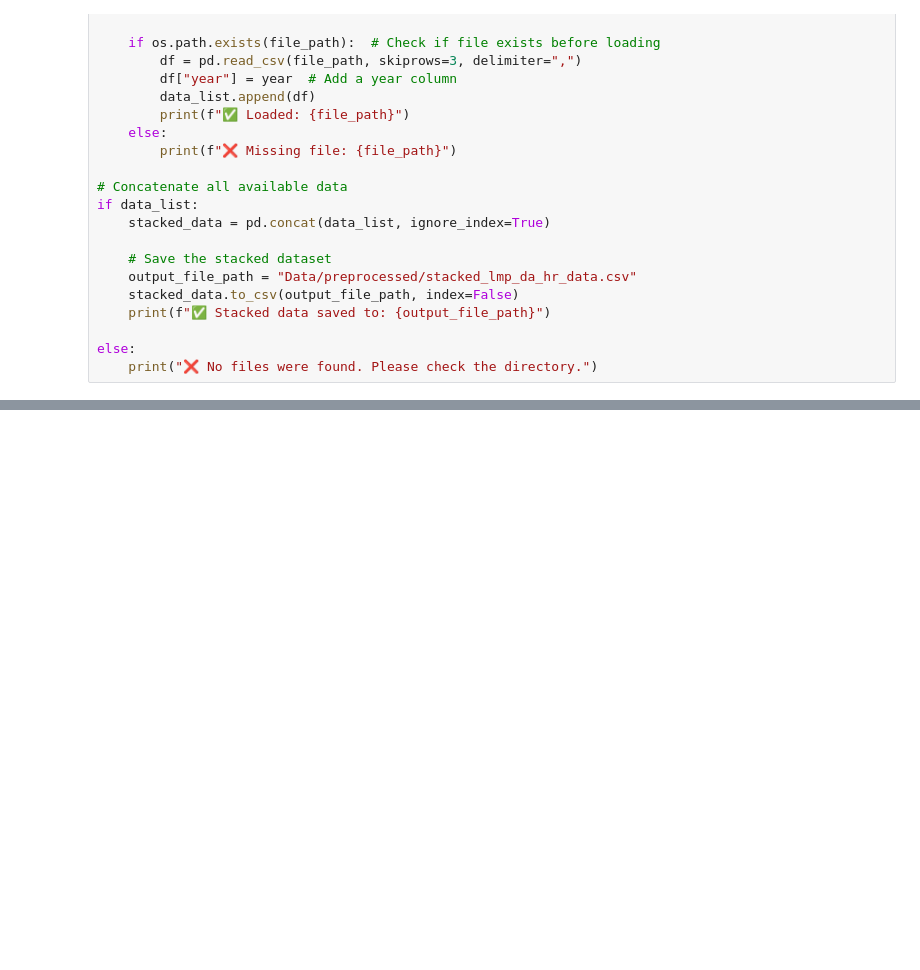
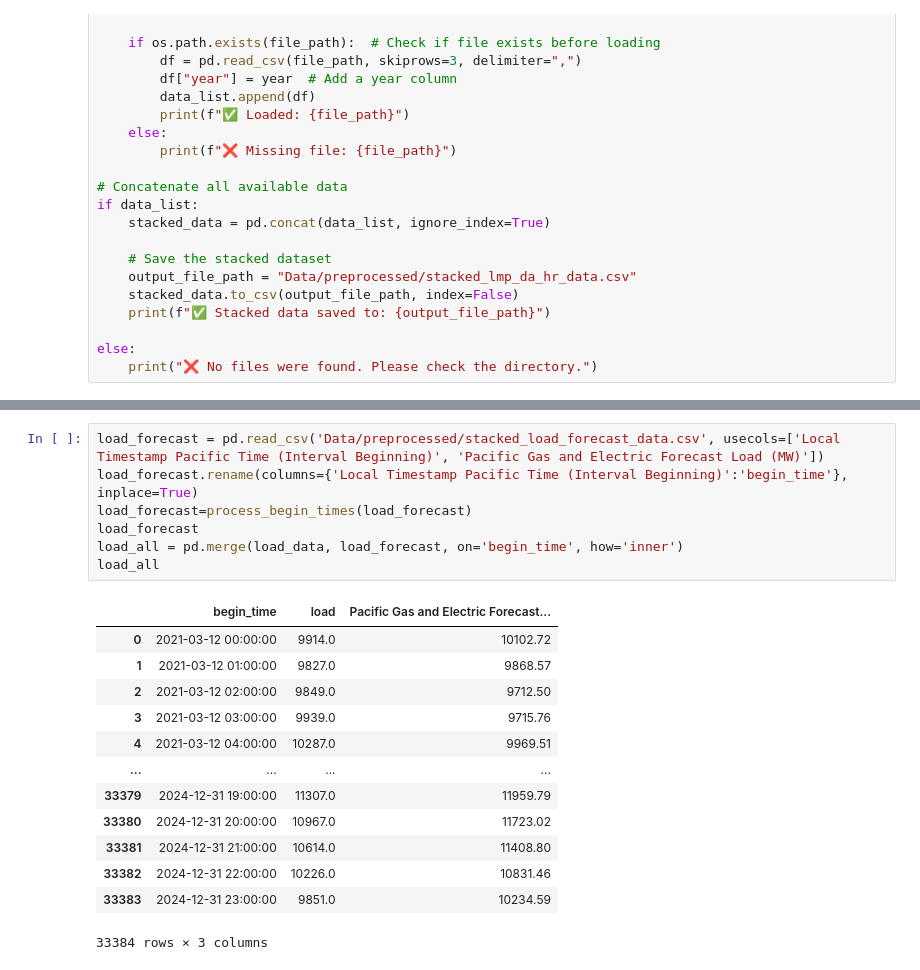
Before and after one commit to shabarishch/PowerPrices, a Jupyter notebook: data_preprocessing.ipynb, the cells around one changed output, grey strips where cells are left out. Saved outputs shown, nothing was run; the diff lists cells and outputs as text; blank space fills up the shorter version.

```diff
--- a/data_preprocessing.ipynb
+++ b/data_preprocessing.ipynb
@@ -36,0 +69,21 @@ else:
+# %%
+load_forecast = pd.read_csv('Data/preprocessed/stacked_load_forecast_data.csv', usecols=['Local Timestamp Pacific Time (Interval Beginning)', 'Pacific Gas and Electric Forecast Load (MW)'])
+load_forecast.rename(columns={'Local Timestamp Pacific Time (Interval Beginning)':'begin_time'}, inplace=True)
+load_forecast=process_begin_times(load_forecast)
+load_forecast
+load_all = pd.merge(load_data, load_forecast, on='begin_time', how='inner')
+load_all
+# %% [output]
+|  | begin_time | load | Pacific Gas and Electric Forecast... |
+| 0 | 2021-03-12 00:00:00 | 9914.0 | 10102.72 |
+| 1 | 2021-03-12 01:00:00 | 9827.0 | 9868.57 |
+| 2 | 2021-03-12 02:00:00 | 9849.0 | 9712.50 |
+| 3 | 2021-03-12 03:00:00 | 9939.0 | 9715.76 |
+| 4 | 2021-03-12 04:00:00 | 10287.0 | 9969.51 |
+| ... | ... | ... | ... |
+| 33379 | 2024-12-31 19:00:00 | 11307.0 | 11959.79 |
+| 33380 | 2024-12-31 20:00:00 | 10967.0 | 11723.02 |
+| 33381 | 2024-12-31 21:00:00 | 10614.0 | 11408.80 |
+| 33382 | 2024-12-31 22:00:00 | 10226.0 | 10831.46 |
+| 33383 | 2024-12-31 23:00:00 | 9851.0 | 10234.59 |
+33384 rows × 3 columns
```
Also changed, not shown: parts of 5 cells of this notebook, 5 other files.
